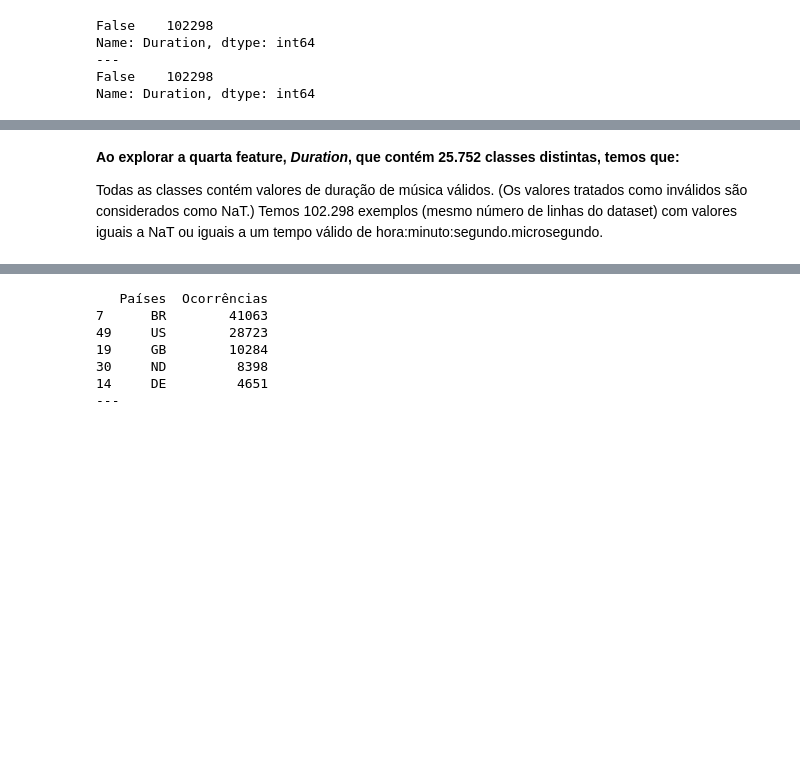
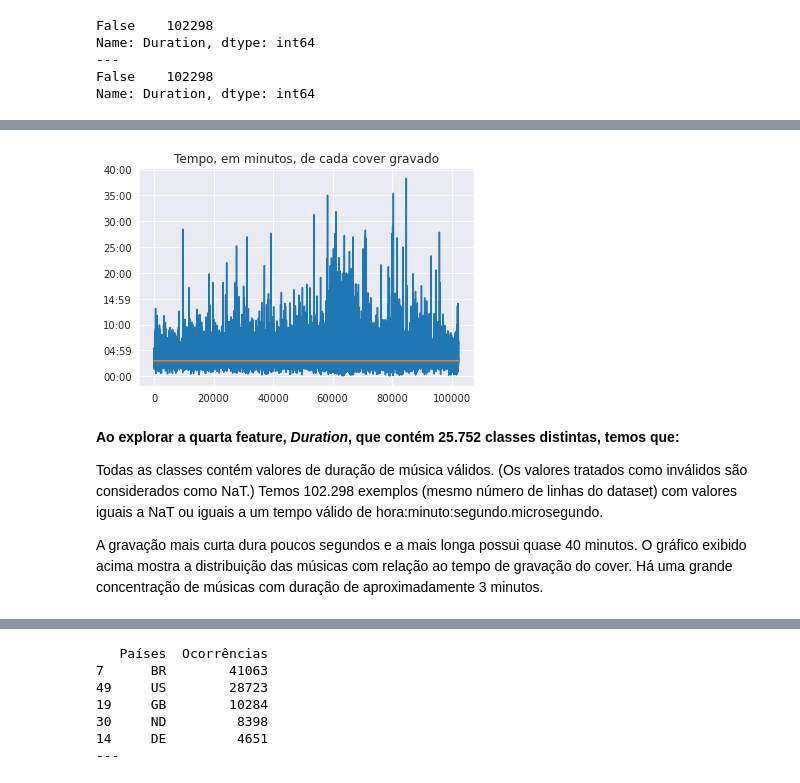
Before and after one commit to Andygrammer/CoverSongIdentification, a Jupyter notebook: CoverSongIdentification.ipynb, the cells around one changed output, grey strips where cells are left out. Cells and saved outputs as stored; diff of their text form; code cells hidden in the pictures; blank space fills up the shorter version.

```diff
--- a/CoverSongIdentification.ipynb
+++ b/CoverSongIdentification.ipynb
@@ -211,3 +220,29 @@ Name: Duration, dtype: int64
 ---
 False    102298
 Name: Duration, dtype: int64
+# %%
+# 10.continuation. plot Duration distribution
+print('Gravação mais curta: ', min(data['Duration']))
+print('Gravação mais longa: ', max(data['Duration']))
+
+examples_list = list(range(1, data.shape[0]+1))
+y_dt = [dt.datetime.combine(dt.date.max, t) for t in data['Duration']]
+
+# plot musics per duration
+fig = plt.figure()
+ax = fig.add_subplot(1,1,1)
+ax.yaxis.set_major_formatter(mdates.DateFormatter('%M:%S'))
+music_duration_plot = plt.plot(examples_list, y_dt)
+
+# get most frequent Duration class to draw and plot
+uniques, counts = np.unique(y_dt, return_counts=True)
+duration_most_frequent = uniques[np.argmax(counts)]
+duration_most_frequent_list = [duration_most_frequent for i in range(len(examples_list))]
+
+print('Gravação mais comum: ', duration_most_frequent.time())
+print('---')
+
+plt.plot(range(len(examples_list)), duration_most_frequent_list)
+plt.title('Tempo, em minutos, de cada cover gravado')
+plt.show()
+# %% [output]
@@ -214,7 +253,10 @@ Name: Duration, dtype: int64
+[figure, added]
 # %% [markdown]
 **Ao explorar a quarta feature, *Duration*, que contém 25.752 classes distintas, temos que:**
 
 Todas as classes contém valores de duração de música válidos. (Os valores tratados como inválidos são considerados como NaT.) Temos 102.298 exemplos (mesmo número de linhas do dataset) com valores iguais a NaT ou iguais a um tempo válido de hora:minuto:segundo.microsegundo.
+
+A gravação mais curta dura poucos segundos e a mais longa possui quase 40 minutos. O gráfico exibido acima mostra a distribuição das músicas com relação ao tempo de gravação do cover. Há uma grande concentração de músicas com duração de aproximadamente 3 minutos.
 # %%
 # 11. explore Country feature
 
```
Also changed, not shown: parts of 22 cells of this notebook.
